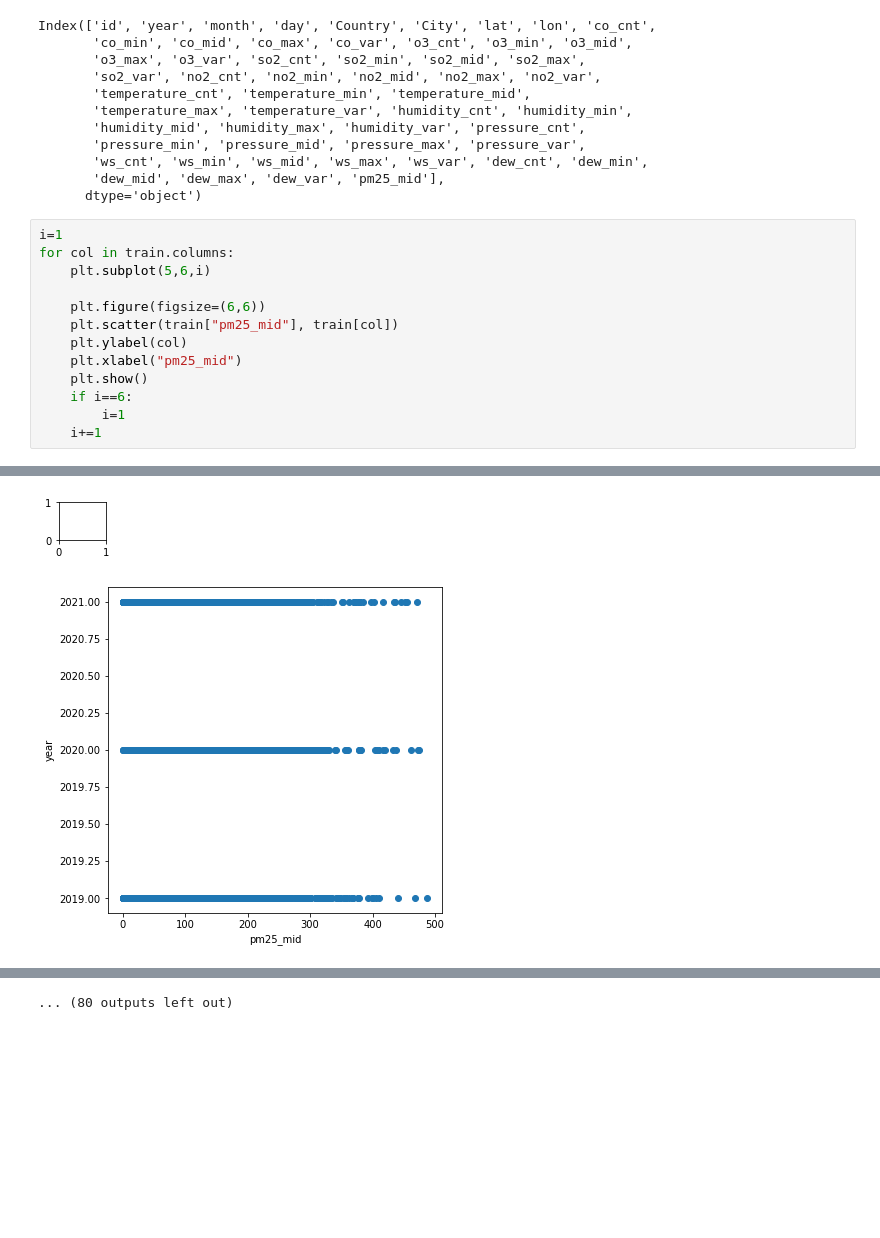
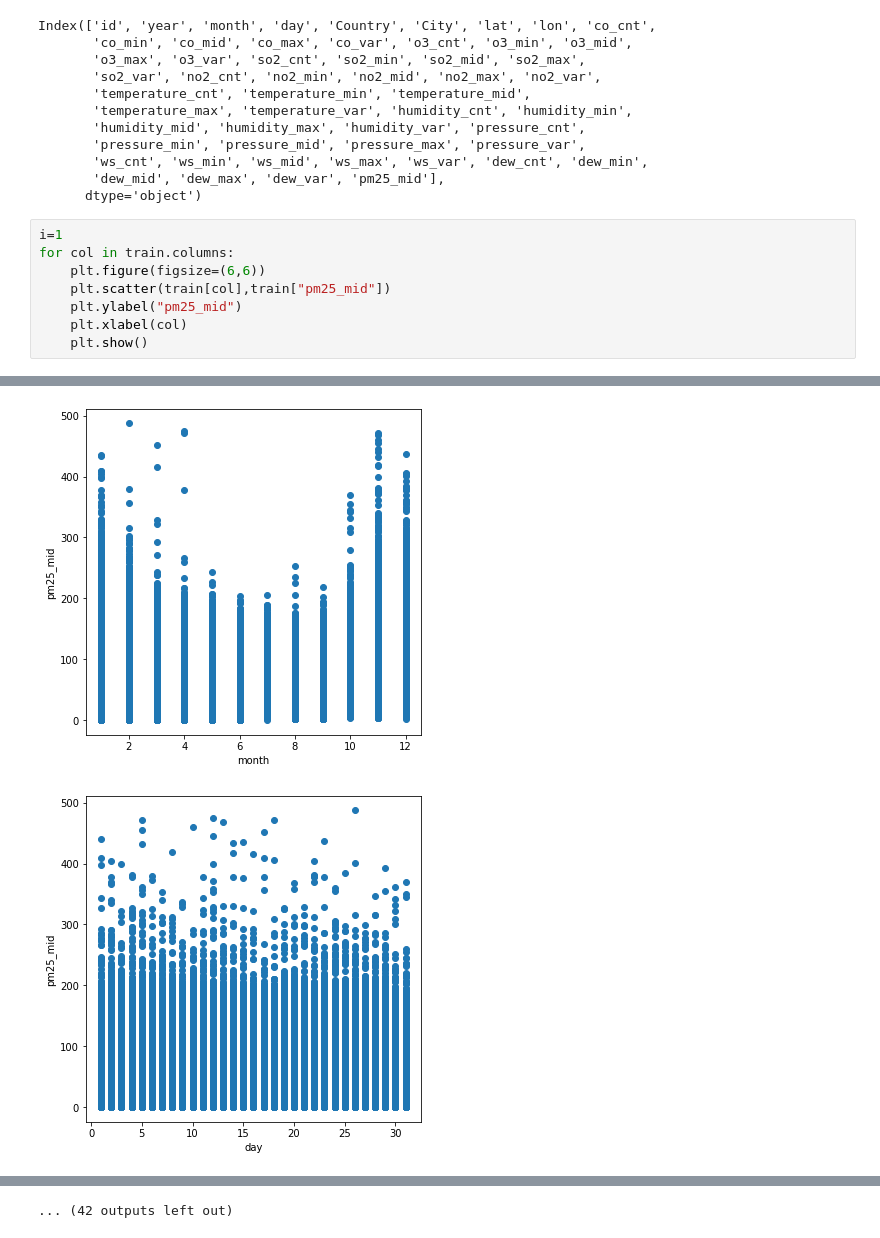
Before and after one commit to yu8867/Sony, a Jupyter notebook: src/analyze.ipynb, the cells around one changed output, grey strips where cells are left out. Drawn from its saved outputs; the diff is of its cells as text; blank space fills up the shorter version.

```diff
--- a/src/analyze.ipynb
+++ b/src/analyze.ipynb
@@ -90,14 +47,9 @@ Index(['id', 'year', 'month', 'day', 'Country', 'City', 'lat', 'lon', 'co_cnt',
 # %%
 i=1
 for col in train.columns:
-    plt.subplot(5,6,i)
-
     plt.figure(figsize=(6,6))
-    plt.scatter(train["pm25_mid"], train[col])
-    plt.ylabel(col)
-    plt.xlabel("pm25_mid")
+    plt.scatter(train[col],train["pm25_mid"])
+    plt.ylabel("pm25_mid")
+    plt.xlabel(col)
     plt.show()
-    if i==6:
-        i=1
-    i+=1
 # %% [output]
@@ -106,2 +58,2 @@ for col in train.columns:
-[figure, old version]
+[figure, new version]
-[figure, old version]
+[figure, new version]
@@ -116 +68 @@ for col in train.columns:
-... (80 outputs left out)
+... (42 outputs left out)
```
Also changed, not shown: parts of 9 cells of this notebook, 12 other files.
